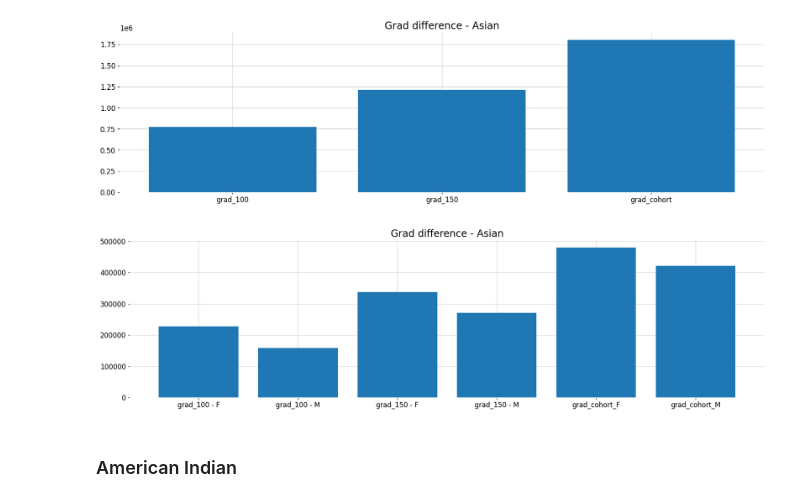
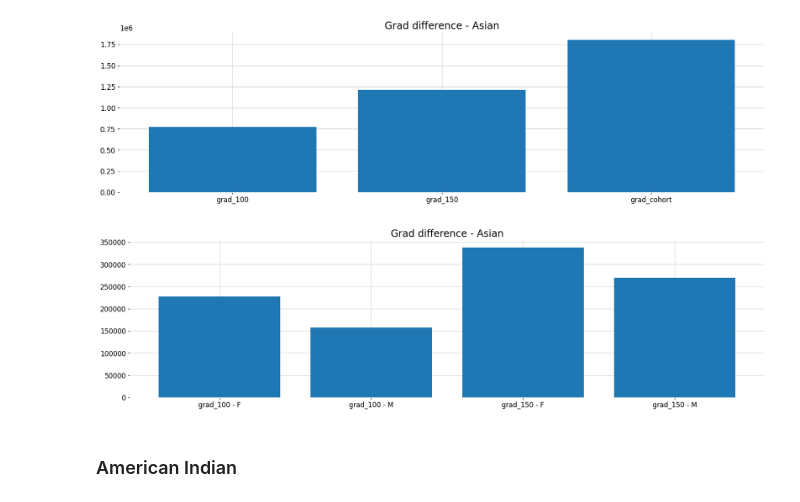
Before and after one commit to ezztherose/TIA-Scraping, a Jupyter notebook: notebooks/correct_data.ipynb, the cells around one changed output. Cells and saved outputs as stored; diff of their text form; code cells hidden in the pictures.

```diff
--- a/notebooks/correct_data.ipynb
+++ b/notebooks/correct_data.ipynb
@@ -255,31 +255,32 @@ a_f_100 = get_df_sum_data(df, 'A', 'F', 'grad_100')
 a_m_100 = get_df_sum_data(df, 'A', 'M', 'grad_100')
 a_f_150 = get_df_sum_data(df, 'A', 'F', 'grad_150')
 a_m_150 = get_df_sum_data(df, 'A', 'M', 'grad_150')
-a_f_c = get_df_sum_data(df, 'A', 'F', 'grad_cohort')
-a_m_c = get_df_sum_data(df, 'A', 'M', 'grad_cohort')
+#a_f_c = get_df_sum_data(df, 'A', 'F', 'grad_cohort')
+#a_m_c = get_df_sum_data(df, 'A', 'M', 'grad_cohort')
 
 a_grad_gender.append(a_f_100)
 a_grad_gender.append(a_m_100)
 a_grad_gender.append(a_f_150)
 a_grad_gender.append(a_m_150)
-a_grad_gender.append(a_f_c)
-a_grad_gender.append(a_m_c)
+#a_grad_gender.append(a_f_c)
+#a_grad_gender.append(a_m_c)
 
 all_grad_all_data.append(a_f_100)
 all_grad_all_data.append(a_m_100)
 all_grad_all_data.append(a_f_150)
 all_grad_all_data.append(a_m_150)
-all_grad_all_data.append(a_f_c)
-all_grad_all_data.append(a_m_c)
+#all_grad_all_data.append(a_f_c)
+#all_grad_all_data.append(a_m_c)
 # %%
-bars = ['grad_100 - F', 'grad_100 - M', 'grad_150 - F', 'grad_150 - M', 'grad_cohort_F', 'grad_cohort_M']
+#bars = ['grad_100 - F', 'grad_100 - M', 'grad_150 - F', 'grad_150 - M', 'grad_cohort_F', 'grad_cohort_M']
+bars = ['grad_100 - F', 'grad_100 - M', 'grad_150 - F', 'grad_150 - M']
 y_pos = np.arange(len(bars))
 plt.bar(y_pos, a_grad_gender)
 plt.title('Grad difference - Asian')
 plt.xticks(y_pos, bars)
 plt.show()
 # %% [output]
-[figure, old version]
+[figure, new version]
 # %% [markdown]
 ### American Indian
 # %%
```
Also changed, not shown: parts of 1 cell of this notebook.
